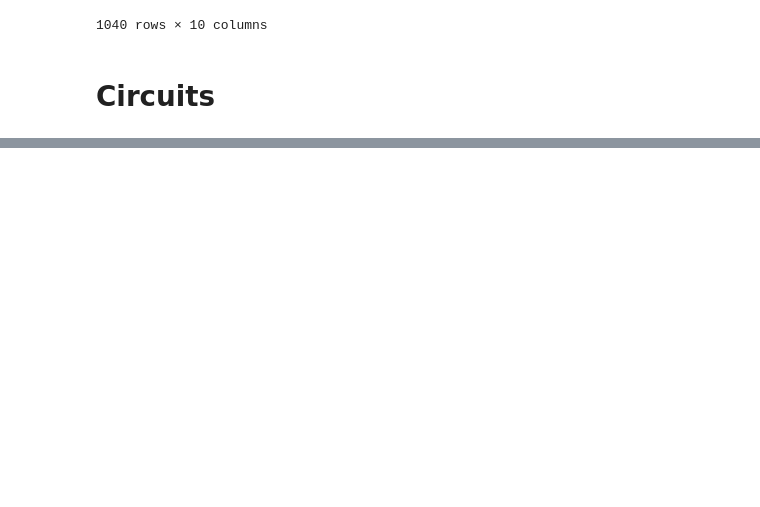
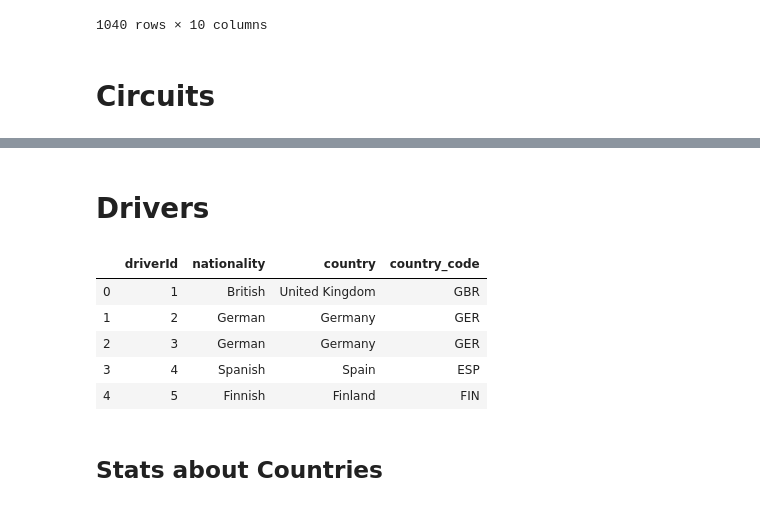
Before and after one commit to adrienbuche-27/formula1_history, a Jupyter notebook: exploration.ipynb, the cells around one changed output, grey strips where cells are left out. Drawn from its saved outputs; the diff is of its cells as text; code cells hidden in the pictures; blank space fills up the shorter version.

```diff
--- a/exploration.ipynb
+++ b/exploration.ipynb
@@ -92,0 +100,4 @@ df
+# %%
+drivers = df.groupby(by=['position'])
+for driver in drivers:
+    print(driver[0] , driver[1][driver[1]['lap'] == max(driver[1]['lap'])]['surname'].values[0], max(driver[1]['lap']))
@@ -92,0 +217,18 @@ df
+# %% [markdown]
+# Drivers
+# %%
+query = """
+Select driverId, nationality, country, country_code from drivers
+"""
+
+df = pd.read_sql_query(query, con)
+df.head()
+# %% [output]
+|  | driverId | nationality | country | country_code |
+| 0 | 1 | British | United Kingdom | GBR |
+| 1 | 2 | German | Germany | GER |
+| 2 | 3 | German | Germany | GER |
+| 3 | 4 | Spanish | Spain | ESP |
+| 4 | 5 | Finnish | Finland | FIN |
+# %% [markdown]
+## Stats about Countries
```
Also changed, not shown: parts of 18 cells of this notebook, 2 other files.
